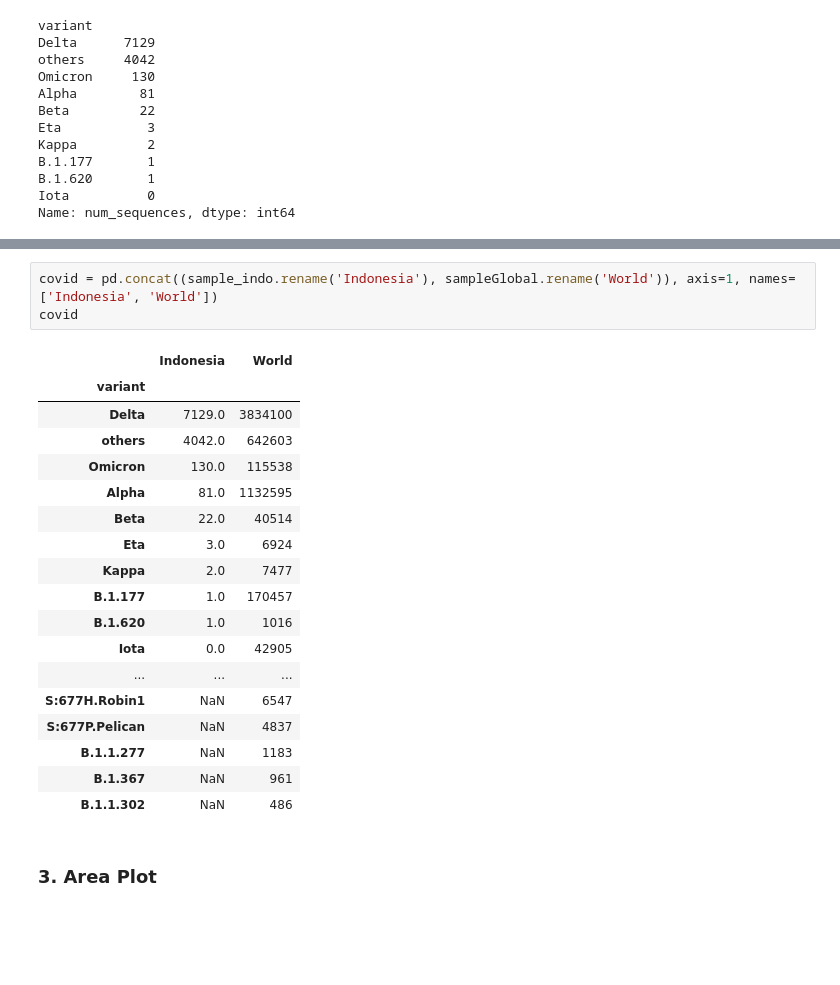
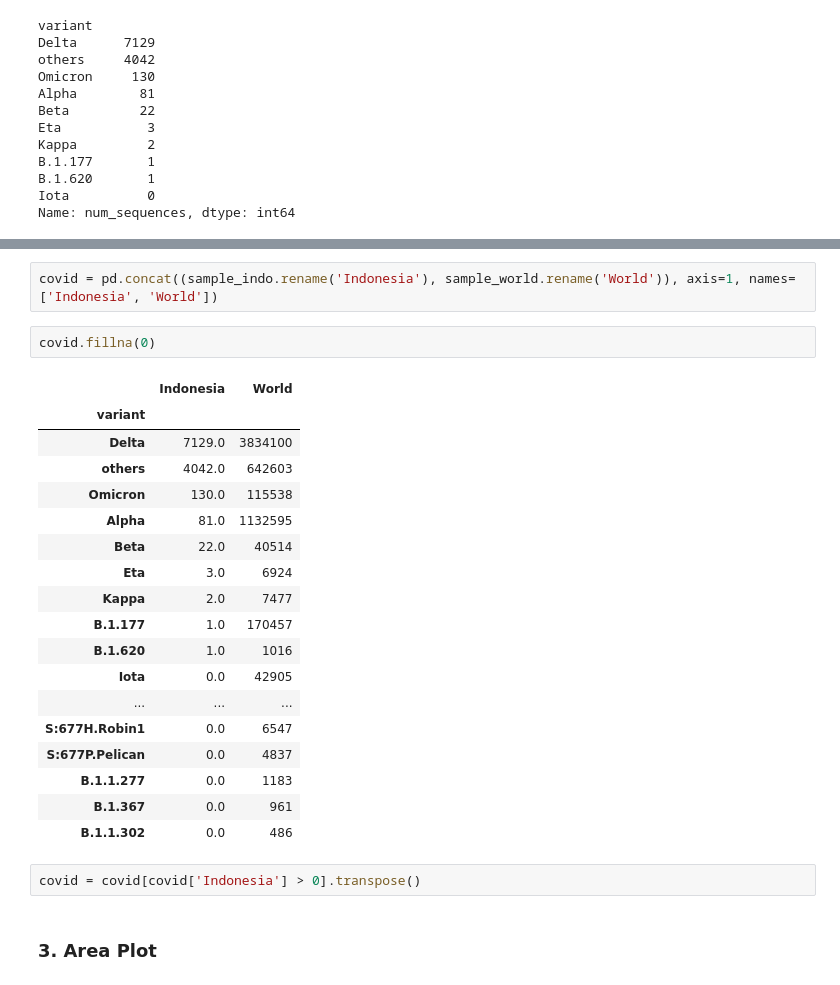
Before and after one commit to AbdulHafidh-AI/Praktikum-Visualisasi-Data, a Jupyter notebook: 2008107010056_AbdulHafidh_Tugas2.ipynb, the cells around one changed output, grey strips where cells are left out. Saved outputs shown, nothing was run; the diff lists cells and outputs as text; blank space fills up the shorter version.

```diff
--- a/2008107010056_AbdulHafidh_Tugas2.ipynb
+++ b/2008107010056_AbdulHafidh_Tugas2.ipynb
@@ -332,24 +288,27 @@ global_only
 # %%
-covid = pd.concat((sample_indo.rename('Indonesia'), sampleGlobal.rename('World')), axis=1, names=['Indonesia', 'World'])
-covid
+covid = pd.concat((sample_indo.rename('Indonesia'), sample_world.rename('World')), axis=1, names=['Indonesia', 'World'])
-# %% [output]
-|  | Indonesia | World |
-| variant |  |  |
-| Delta | 7129.0 | 3834100 |
-| others | 4042.0 | 642603 |
-| Omicron | 130.0 | 115538 |
-| Alpha | 81.0 | 1132595 |
-| Beta | 22.0 | 40514 |
-| Eta | 3.0 | 6924 |
-| Kappa | 2.0 | 7477 |
-| B.1.177 | 1.0 | 170457 |
-| B.1.620 | 1.0 | 1016 |
-| Iota | 0.0 | 42905 |
-| ... | ... | ... |
-| S:677H.Robin1 | NaN | 6547 |
-| S:677P.Pelican | NaN | 4837 |
-| B.1.1.277 | NaN | 1183 |
-| B.1.367 | NaN | 961 |
-| B.1.1.302 | NaN | 486 |
+# %%
+covid.fillna(0)
+# %% [output]
+|  | Indonesia | World |
+| variant |  |  |
+| Delta | 7129.0 | 3834100 |
+| others | 4042.0 | 642603 |
+| Omicron | 130.0 | 115538 |
+| Alpha | 81.0 | 1132595 |
+| Beta | 22.0 | 40514 |
+| Eta | 3.0 | 6924 |
+| Kappa | 2.0 | 7477 |
+| B.1.177 | 1.0 | 170457 |
+| B.1.620 | 1.0 | 1016 |
+| Iota | 0.0 | 42905 |
+| ... | ... | ... |
+| S:677H.Robin1 | 0.0 | 6547 |
+| S:677P.Pelican | 0.0 | 4837 |
+| B.1.1.277 | 0.0 | 1183 |
+| B.1.367 | 0.0 | 961 |
+| B.1.1.302 | 0.0 | 486 |
+# %%
+covid = covid[covid['Indonesia'] > 0].transpose()
 # %% [markdown]
 ### 3. Area Plot
```
Also changed, not shown: parts of 16 cells of this notebook.
